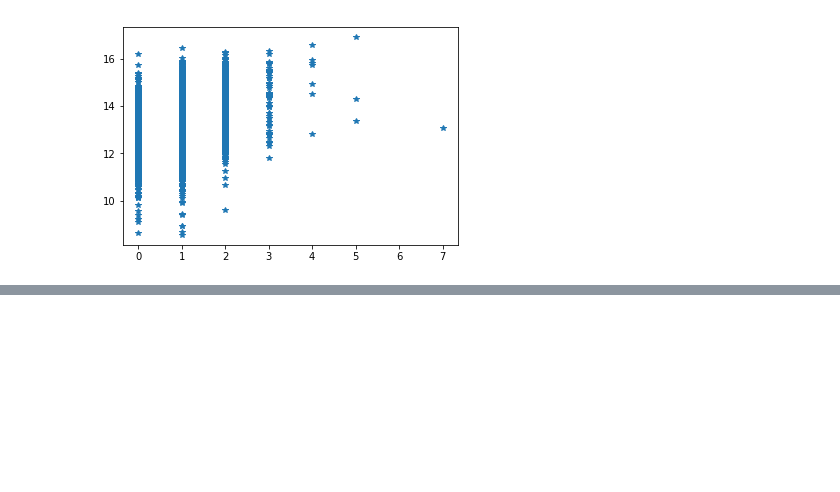
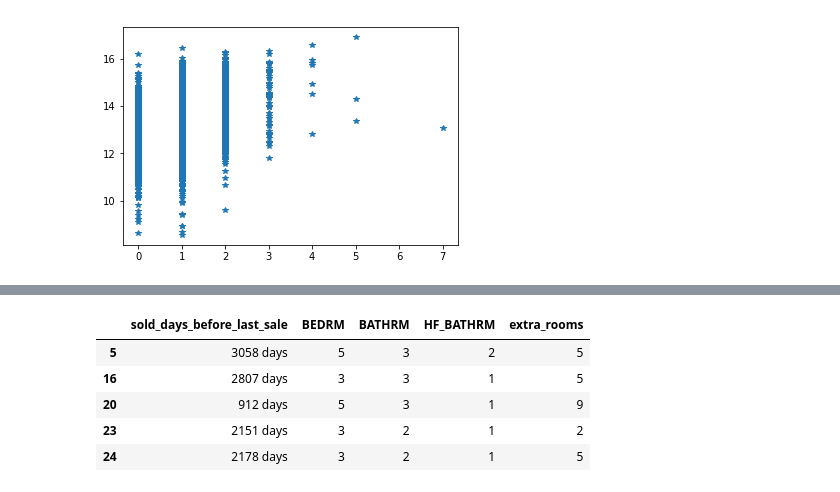
Before and after one commit to nt-ds/dc-residential-properties-analysis, a Jupyter notebook: eda/Housing_Exploration_Sean.ipynb, the cells around one changed output, grey strips where cells are left out. Saved outputs shown, nothing was run; the diff lists cells and outputs as text; code cells hidden in the pictures; blank space fills up the shorter version.

```diff
--- a/eda/Housing_Exploration_Sean.ipynb
+++ b/eda/Housing_Exploration_Sean.ipynb
@@ -360,0 +380,9 @@ plt.plot(Houses.HF_BATHRM, np.log(Houses.PRICE), '*')
+# %%
+Houses[X_feats].head()
+# %% [output]
+|  | sold_days_before_last_sale | BEDRM | BATHRM | HF_BATHRM | extra_rooms |
+| 5 | 3058 days | 5 | 3 | 2 | 5 |
+| 16 | 2807 days | 3 | 3 | 1 | 5 |
+| 20 | 912 days | 5 | 3 | 1 | 9 |
+| 23 | 2151 days | 3 | 2 | 1 | 2 |
+| 24 | 2178 days | 3 | 2 | 1 | 5 |
```
Also changed, not shown: parts of 7 cells of this notebook.
